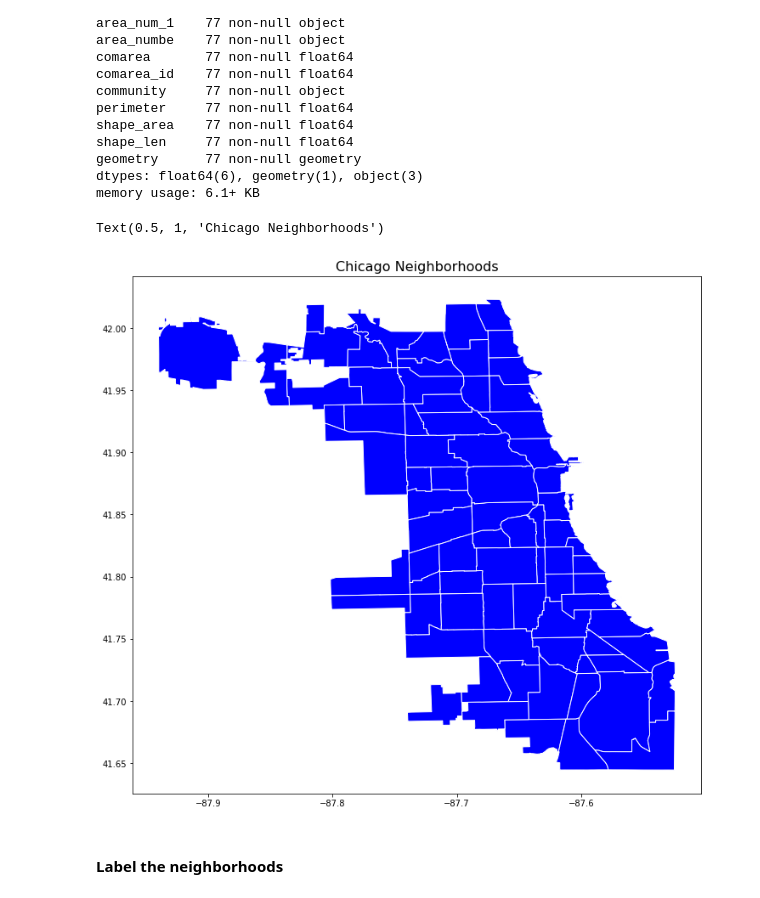
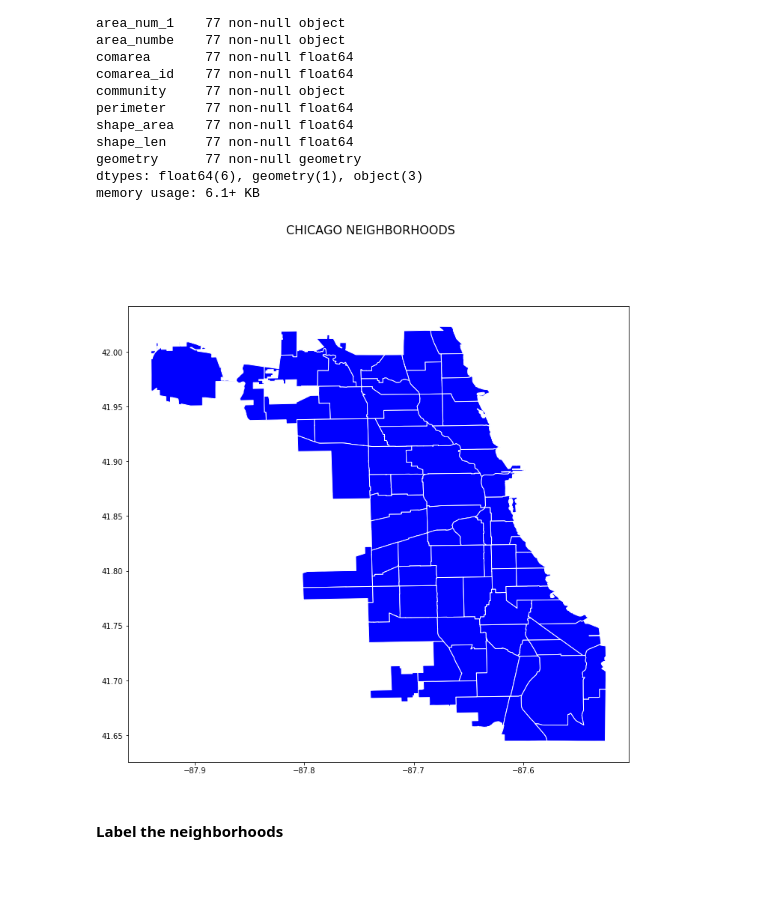
Before and after one commit to henryjos/Battle-of-Neighborhoods, a Jupyter notebook: Battle-of-Neighborhoods.ipynb, the cells around one changed output. Drawn from its saved outputs; the diff is of its cells as text; code cells hidden in the pictures.

```diff
--- a/Battle-of-Neighborhoods.ipynb
+++ b/Battle-of-Neighborhoods.ipynb
@@ -109,12 +148,10 @@ memory usage: 6.1+ KB
 # %%
 f, ax = plt.subplots(1, figsize=(12,12), linewidth=1.5)
 
 neighbor_boundary.plot(figsize=(12,12), facecolor = 'blue', edgecolor = 'white', ax=ax, )
-#f = f.suptitle('CHICAGO NEIGHBORHOODS', fontsize=16)
-plt.title(label='Chicago Neighborhoods', fontsize=16)
+f = f.suptitle('CHICAGO NEIGHBORHOODS', fontsize=16)
 # %% [output]
-Text(0.5, 1, 'Chicago Neighborhoods')
-[figure, old version]
+[figure, new version]
 # %% [markdown]
 #### Label the neighborhoods
 # %%
```
Also changed, not shown: parts of 60 cells of this notebook.
